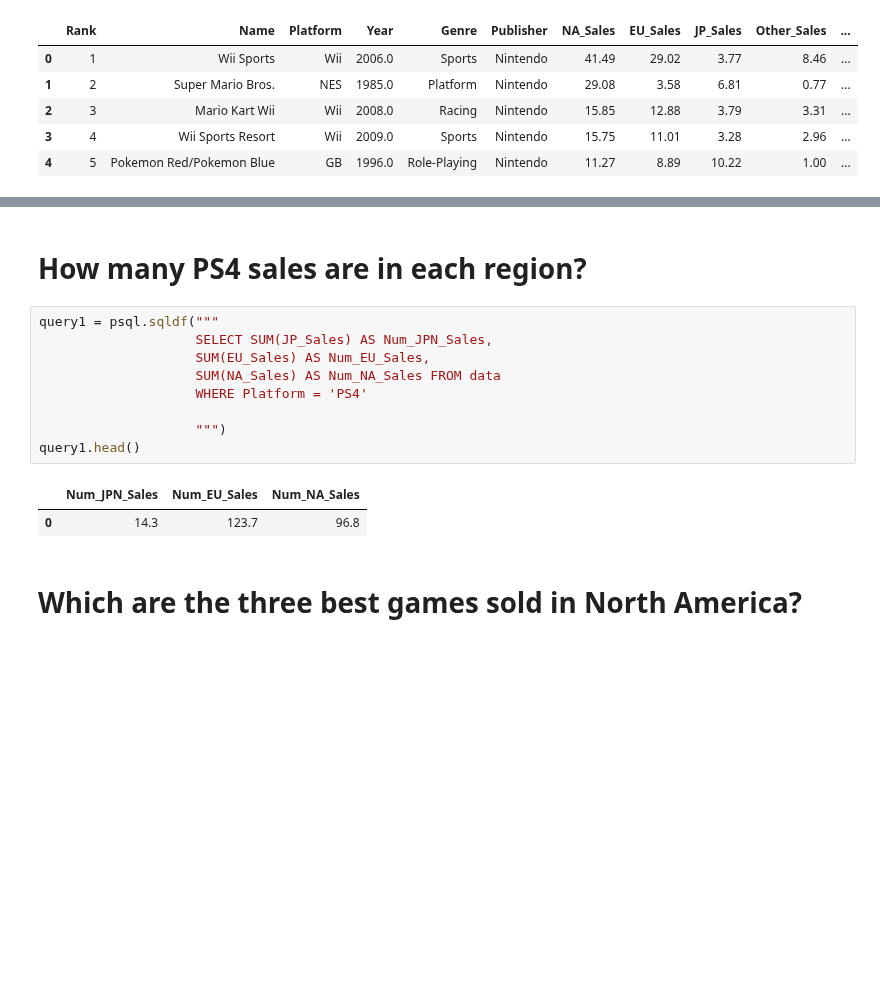
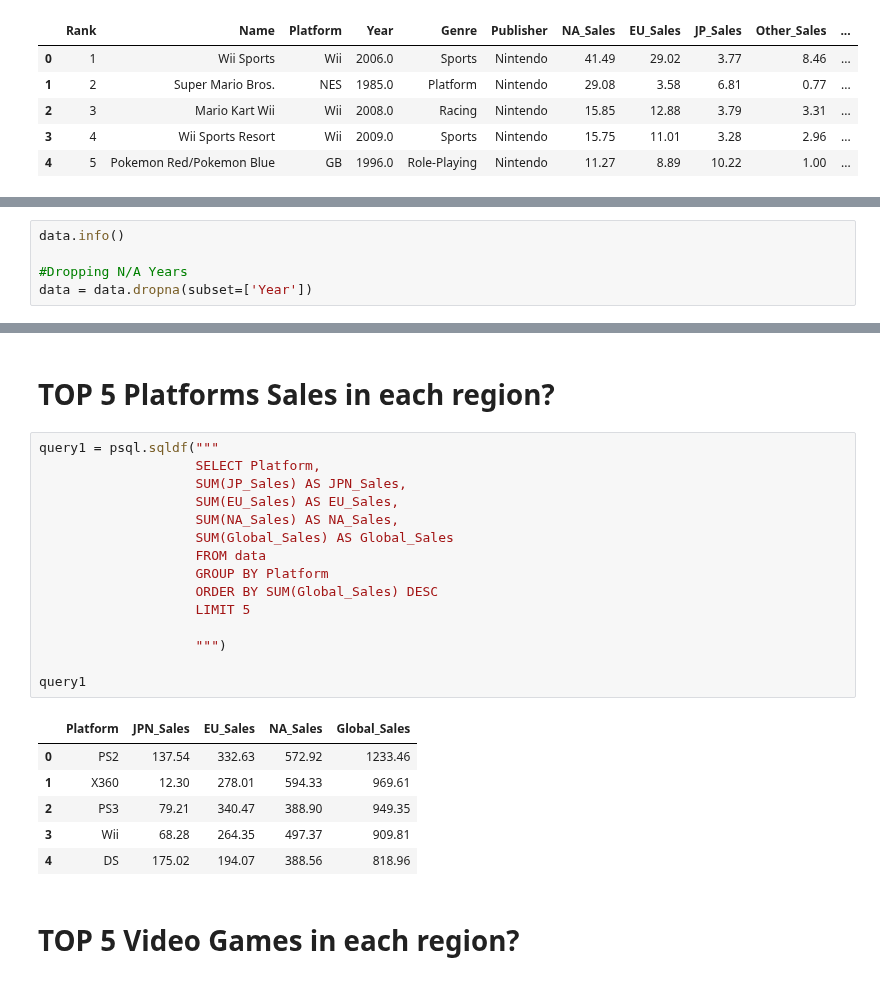
Before and after one commit to dakshpat/Video-Game-Sales-Analysis, a Jupyter notebook: video-game-sales-analysis.ipynb, the cells around one changed output, grey strips where cells are left out. Cells and saved outputs as stored; diff of their text form; blank space fills up the shorter version.

Commit message:
Kaggle Notebook | Video Game Sales Analysis | Version 2

```diff
--- a/video-game-sales-analysis.ipynb
+++ b/video-game-sales-analysis.ipynb
@@ -72,0 +35,5 @@ Name: Global_Sales, dtype: float64
+# %%
+data.info()
+
+#Dropping N/A Years
+data = data.dropna(subset=['Year'])
@@ -73,18 +121,28 @@ Name: Global_Sales, dtype: float64
 # %% [markdown]
-# How many PS4 sales are in each region?
+# TOP 5 Platforms Sales in each region?
 # %%
 query1 = psql.sqldf("""
-                    SELECT SUM(JP_Sales) AS Num_JPN_Sales,
-                    SUM(EU_Sales) AS Num_EU_Sales,
-                    SUM(NA_Sales) AS Num_NA_Sales FROM data
-                    WHERE Platform = 'PS4'
+                    SELECT Platform,
+                    SUM(JP_Sales) AS JPN_Sales,
+                    SUM(EU_Sales) AS EU_Sales,
+                    SUM(NA_Sales) AS NA_Sales,
+                    SUM(Global_Sales) AS Global_Sales
+                    FROM data
+                    GROUP BY Platform
+                    ORDER BY SUM(Global_Sales) DESC
+                    LIMIT 5
 
                     """)
-query1.head()
+
+query1
 # %% [output]
-|  | Num_JPN_Sales | Num_EU_Sales | Num_NA_Sales |
-| 0 | 14.3 | 123.7 | 96.8 |
+|  | Platform | JPN_Sales | EU_Sales | NA_Sales | Global_Sales |
+| 0 | PS2 | 137.54 | 332.63 | 572.92 | 1233.46 |
+| 1 | X360 | 12.30 | 278.01 | 594.33 | 969.61 |
+| 2 | PS3 | 79.21 | 340.47 | 388.90 | 949.35 |
+| 3 | Wii | 68.28 | 264.35 | 497.37 | 909.81 |
+| 4 | DS | 175.02 | 194.07 | 388.56 | 818.96 |
-# %% [markdown]
-# Which are the three best games sold in North America?
+# %% [markdown]
+# TOP 5 Video Games in each region?
 # %%
 query2 = psql.sqldf("""
```
Also changed, not shown: parts of 19 cells of this notebook.
